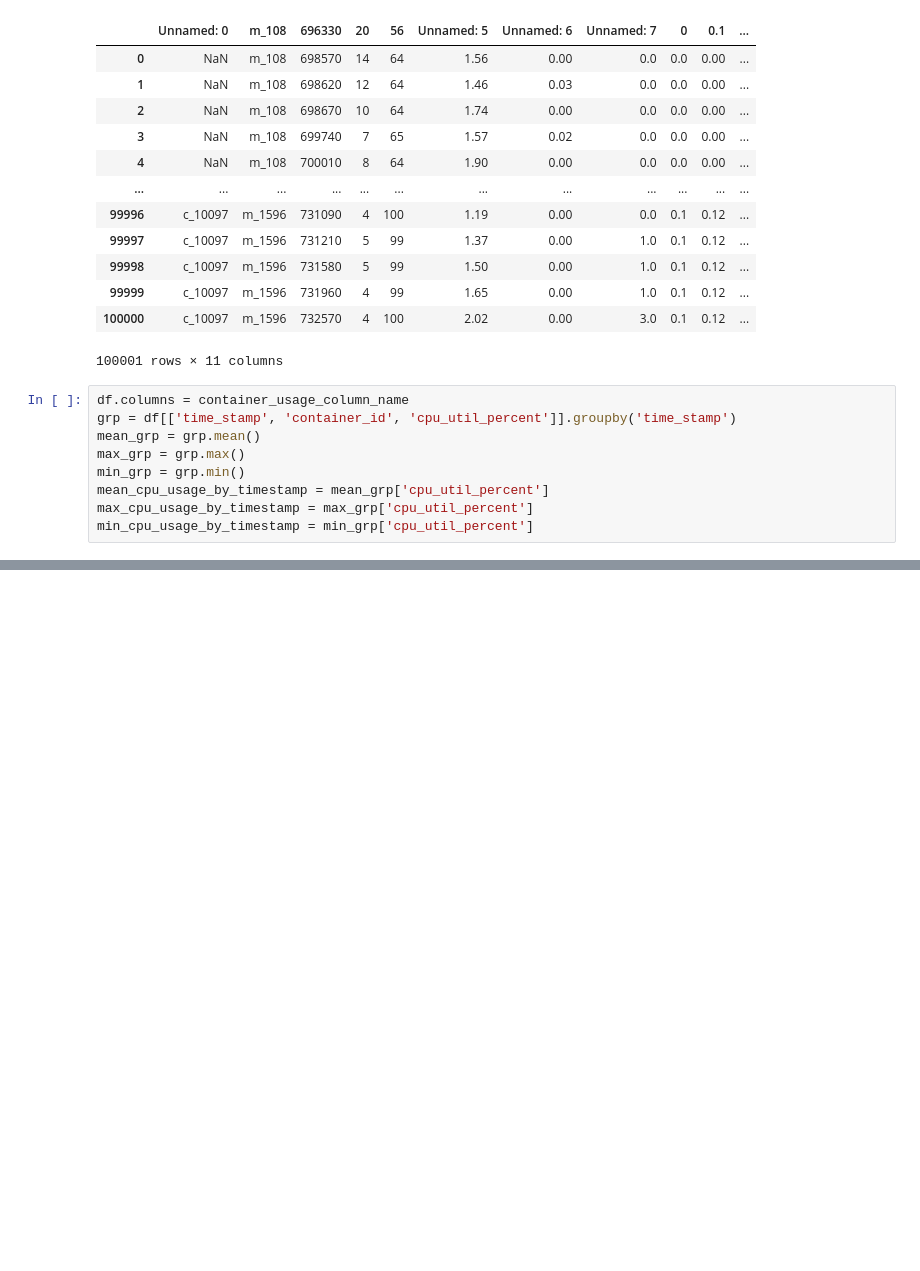
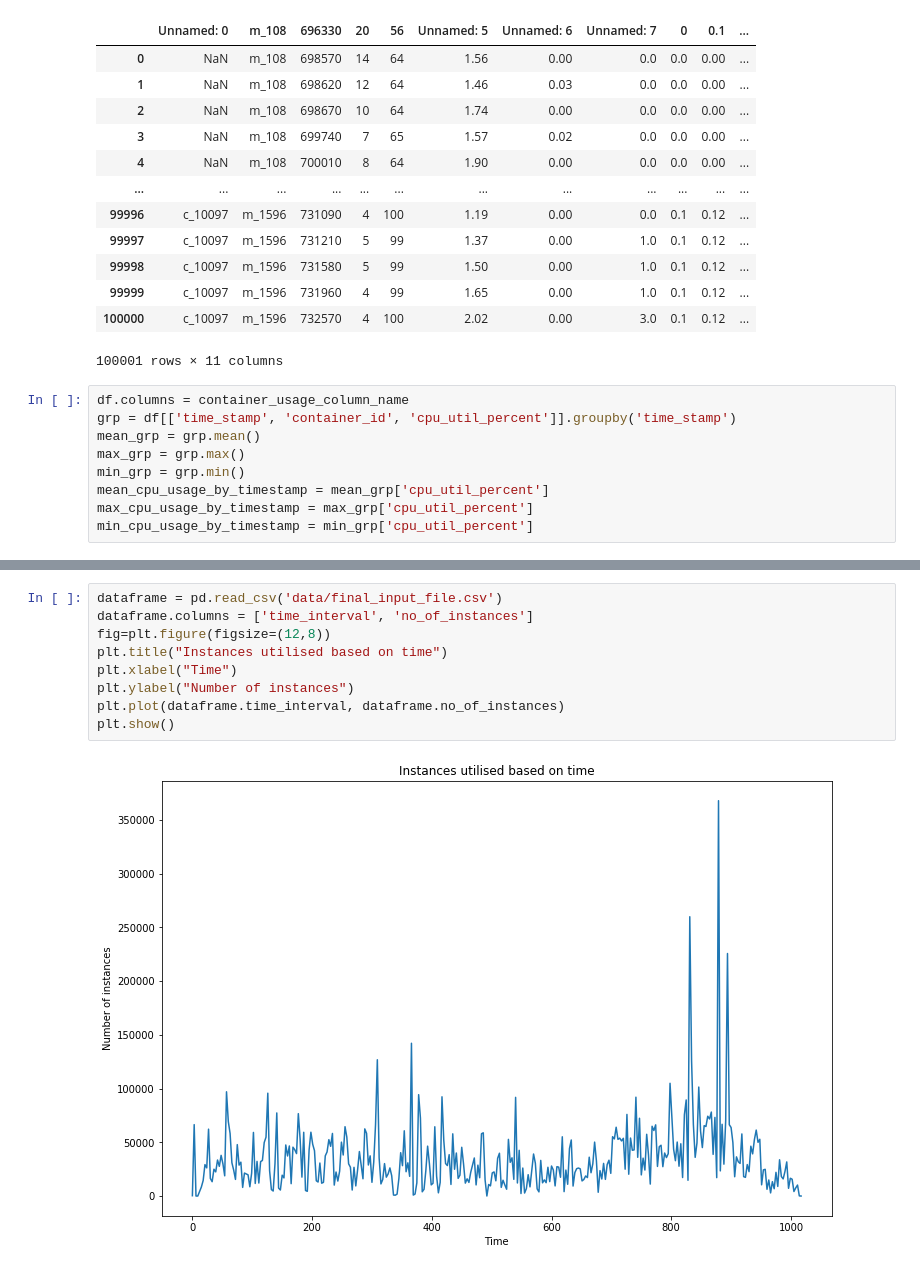
Before and after one commit to jalpa015/RL_Resource_Allocation, a Jupyter notebook: Data Analysis.ipynb, the cells around one changed output, grey strips where cells are left out. Saved outputs shown, nothing was run; the diff lists cells and outputs as text; blank space fills up the shorter version.

```diff
--- a/Data Analysis.ipynb
+++ b/Data Analysis.ipynb
@@ -70,0 +210,11 @@ plt.show()
+# %%
+dataframe = pd.read_csv('data/final_input_file.csv')
+dataframe.columns = ['time_interval', 'no_of_instances']
+fig=plt.figure(figsize=(12,8))
+plt.title("Instances utilised based on time")
+plt.xlabel("Time")
+plt.ylabel("Number of instances")
+plt.plot(dataframe.time_interval, dataframe.no_of_instances)
+plt.show()
+# %% [output]
+[figure, added]
```
Also changed, not shown: parts of 12 cells of this notebook, 5 other files.
